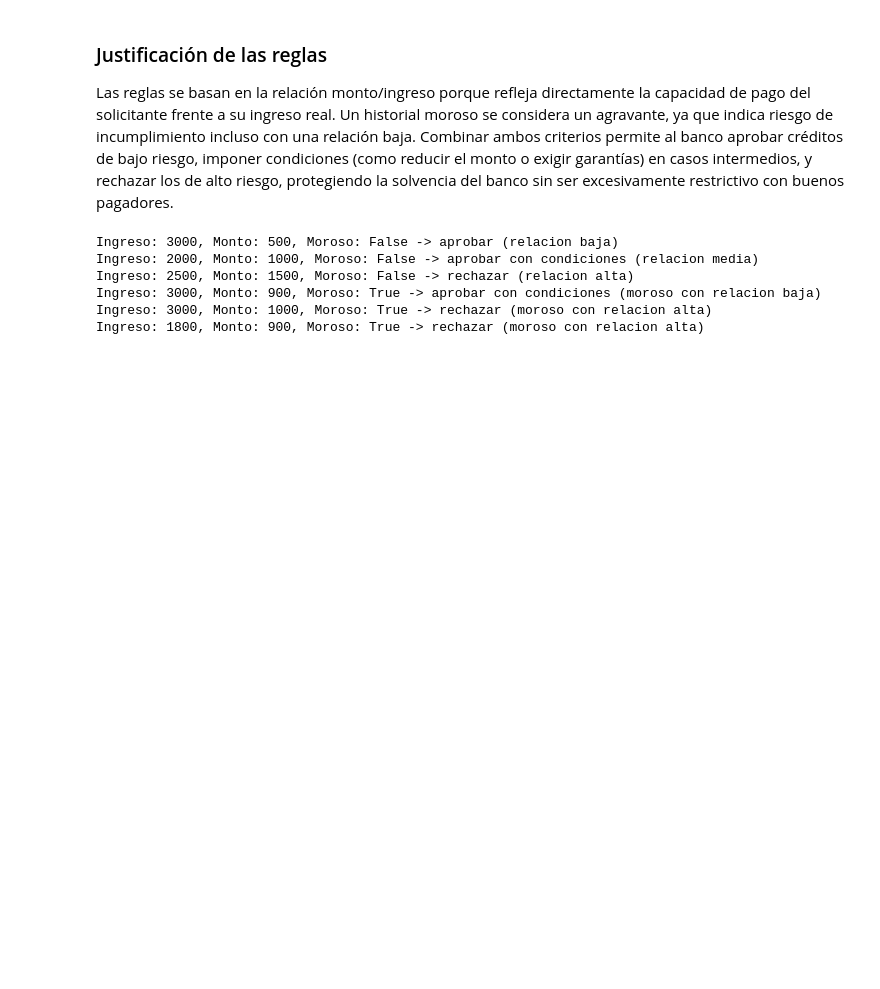
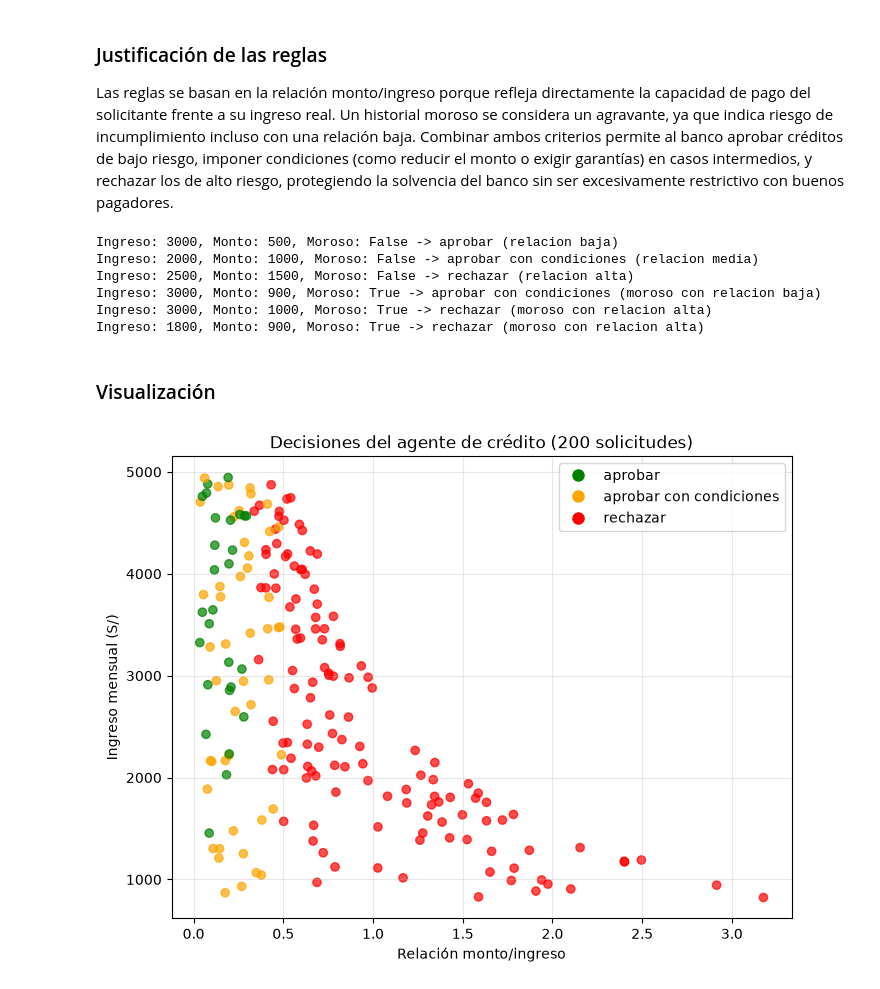
Before and after one commit to noelvaldez27-debug/IS484-Practica001-Viernes-Valdez_Saccsara_1, a Jupyter notebook: Ejercicio1_Credito_Valdez_Saccsara.ipynb, the cells around one changed output. Saved outputs shown, nothing was run; the diff lists cells and outputs as text; code cells hidden in the pictures; blank space fills up the shorter version.

Commit message:
Agregar visualizacion del agente de credito con 200 solicitudes aleatorias

```diff
--- a/Ejercicio1_Credito_Valdez_Saccsara.ipynb
+++ b/Ejercicio1_Credito_Valdez_Saccsara.ipynb
@@ -47,3 +47,38 @@ Ingreso: 2500, Monto: 1500, Moroso: False -> rechazar (relacion alta)
 Ingreso: 3000, Monto: 900, Moroso: True -> aprobar con condiciones (moroso con relacion baja)
 Ingreso: 3000, Monto: 1000, Moroso: True -> rechazar (moroso con relacion alta)
 Ingreso: 1800, Monto: 900, Moroso: True -> rechazar (moroso con relacion alta)
+# %% [markdown]
+### Visualización
+# %%
+import numpy as np
+import matplotlib.pyplot as plt
+from matplotlib.lines import Line2D
+
+np.random.seed(42)
+n = 200
+ingresos = np.random.uniform(800, 5000, n)
+montos = np.random.uniform(100, 3000, n)
+morosos = np.random.choice([True, False], n)
+
+colores_map = {"aprobar": "green", "aprobar con condiciones": "orange", "rechazar": "red"}
+relaciones = []
+colores = []
+
+for ingreso, monto, moroso in zip(ingresos, montos, morosos):
+    accion, _ = agente_credito(ingreso, monto, moroso)
+    relaciones.append(monto / ingreso)
+    colores.append(colores_map[accion])
+
+plt.figure(figsize=(8, 6))
+plt.scatter(relaciones, ingresos, c=colores, alpha=0.7)
+plt.xlabel("Relación monto/ingreso")
+plt.ylabel("Ingreso mensual (S/)")
+plt.title("Decisiones del agente de crédito (200 solicitudes)")
+
+leyenda = [Line2D([0], [0], marker='o', color='w', markerfacecolor=c, label=l, markersize=10)
+           for l, c in colores_map.items()]
+plt.legend(handles=leyenda)
+plt.grid(alpha=0.3)
+plt.show()
+# %% [output]
+[figure, added]
```
